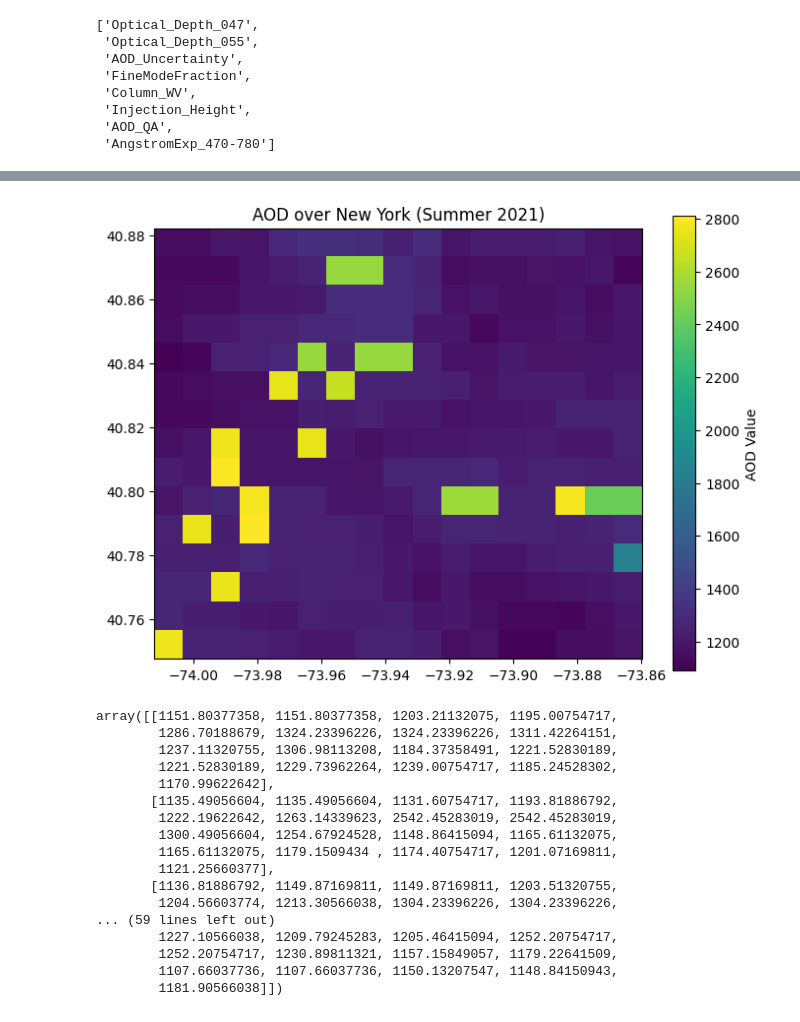
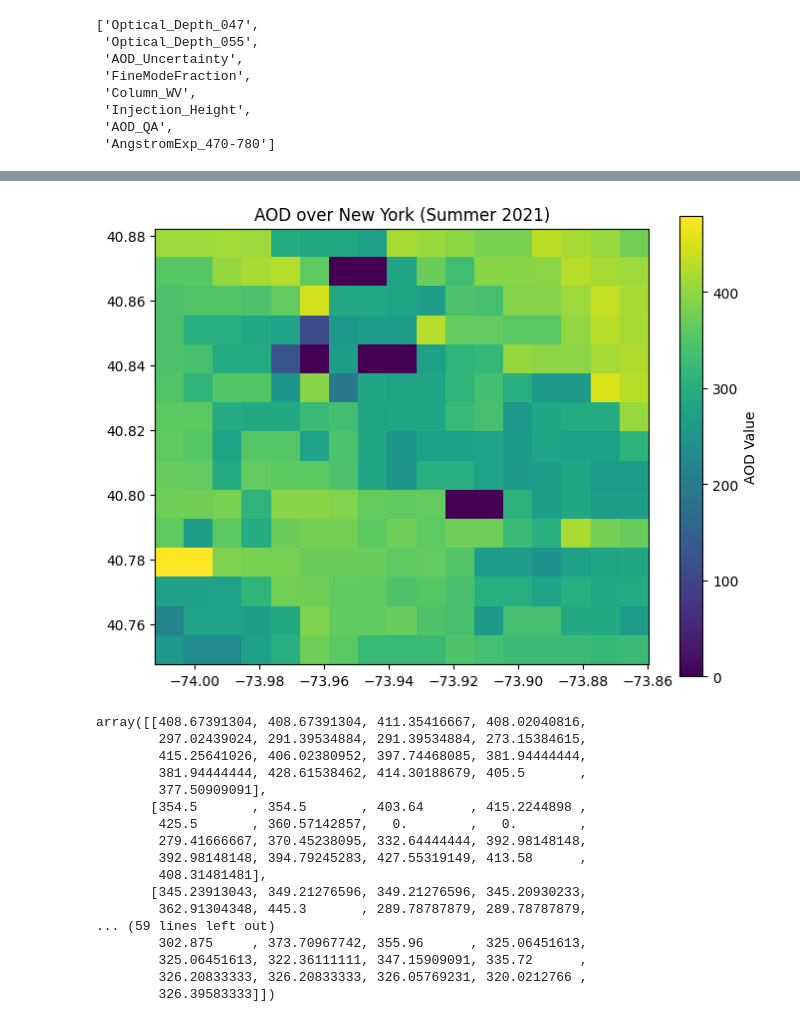
Before and after one commit to hoanglinh171/ey_challenge, a Jupyter notebook: data_pipeline/src/AOD_data.ipynb, the cells around one changed output, grey strips where cells are left out. Saved outputs shown, nothing was run; the diff lists cells and outputs as text; code cells hidden in the pictures.

```diff
--- a/data_pipeline/src/AOD_data.ipynb
+++ b/data_pipeline/src/AOD_data.ipynb
@@ -74,11 +129,11 @@ An error occurred while downloading.
 JSONDecodeError: Expecting value: line 1 column 1 (char 0)
 # %%
 # tif. file path
-tif_file = "..\\data\\air_quality\\AOD\\AOD_NewYork_Summer2021.tif"
+tif_file = "..\\data\\air_quality\\AOD\\AOD_NewYork_Summer2021(median).tif"
 
 # Open tif. file
 with rasterio.open(tif_file) as src:
-    aod_data = src.read(7)  # Đọc band đầu tiên
+    aod_data = src.read(1)  # Đọc band đầu tiên
     profile = src.profile  # Metadata của file
     bounds = src.bounds
 
@@ -119,44 +174,44 @@ array([[1151.80377358, 1151.80377358, 1203.21132075, 1195.00754717,
 # %%
 # tif. file path
-tif_file = "..\\data\\air_quality\\AOD\\AOD_NewYork_Summer2021_manually.tif"
+tif_file = "..\\data\\air_quality\\AOD\\AOD_NewYork_Summer2021(mean).tif"
 
 # Open tif. file
 with rasterio.open(tif_file) as src:
-    aod_data = src.read(7)  # Đọc band đầu tiên
+    aod_data = src.read(1)  # Đọc band đầu tiên
     profile = src.profile  # Metadata của file
     bounds = src.bounds
 
 
 # print("Metadata")
 # for key, value in profile.items():
 #     print(f"{key}: {value}")
 
 
 
 plt.figure(figsize=(8, 6))
 plt.imshow(aod_data, cmap="viridis", interpolation="nearest",
            extent=[bounds.left, bounds.right, bounds.bottom, bounds.top])
 plt.colorbar(label="AOD Value")
 plt.title("AOD over New York (Summer 2021)")
 plt.show()
 
 aod_data
 # %% [output]
-[figure, old version]
+[figure, new version]
-array([[1151.80377358, 1151.80377358, 1203.21132075, 1195.00754717,
-        1286.70188679, 1324.23396226, 1324.23396226, 1311.42264151,
-        1237.11320755, 1306.98113208, 1184.37358491, 1221.52830189,
-        1221.52830189, 1229.73962264, 1239.00754717, 1185.24528302,
-        1170.99622642],
-       [1135.49056604, 1135.49056604, 1131.60754717, 1193.81886792,
-        1222.19622642, 1263.14339623, 2542.45283019, 2542.45283019,
-        1300.49056604, 1254.67924528, 1148.86415094, 1165.61132075,
-        1165.61132075, 1179.1509434 , 1174.40754717, 1201.07169811,
-        1121.25660377],
-       [1136.81886792, 1149.87169811, 1149.87169811, 1203.51320755,
-        1204.56603774, 1213.30566038, 1304.23396226, 1304.23396226,
+array([[408.67391304, 408.67391304, 411.35416667, 408.02040816,
+        297.02439024, 291.39534884, 291.39534884, 273.15384615,
+        415.25641026, 406.02380952, 397.74468085, 381.94444444,
+        381.94444444, 428.61538462, 414.30188679, 405.5       ,
+        377.50909091],
+       [354.5       , 354.5       , 403.64      , 415.2244898 ,
+        425.5       , 360.57142857,   0.        ,   0.        ,
+        279.41666667, 370.45238095, 332.64444444, 392.98148148,
+        392.98148148, 394.79245283, 427.55319149, 413.58      ,
+        408.31481481],
+       [345.23913043, 349.21276596, 349.21276596, 345.20930233,
+        362.91304348, 445.3       , 289.78787879, 289.78787879,
 ... (59 lines left out)
-        1227.10566038, 1209.79245283, 1205.46415094, 1252.20754717,
-        1252.20754717, 1230.89811321, 1157.15849057, 1179.22641509,
-        1107.66037736, 1107.66037736, 1150.13207547, 1148.84150943,
-        1181.90566038]])
+        302.875     , 373.70967742, 355.96      , 325.06451613,
+        325.06451613, 322.36111111, 347.15909091, 335.72      ,
+        326.20833333, 326.20833333, 326.05769231, 320.0212766 ,
+        326.39583333]])
```
Also changed, not shown: parts of 7 cells of this notebook, 16 other files.
